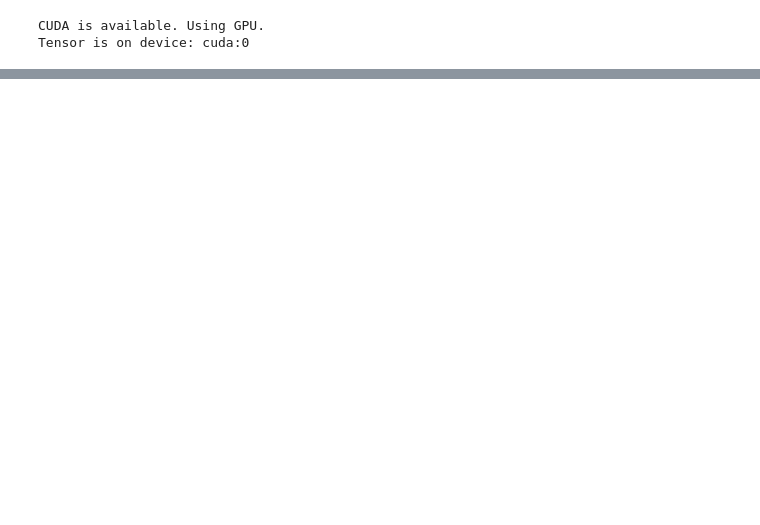
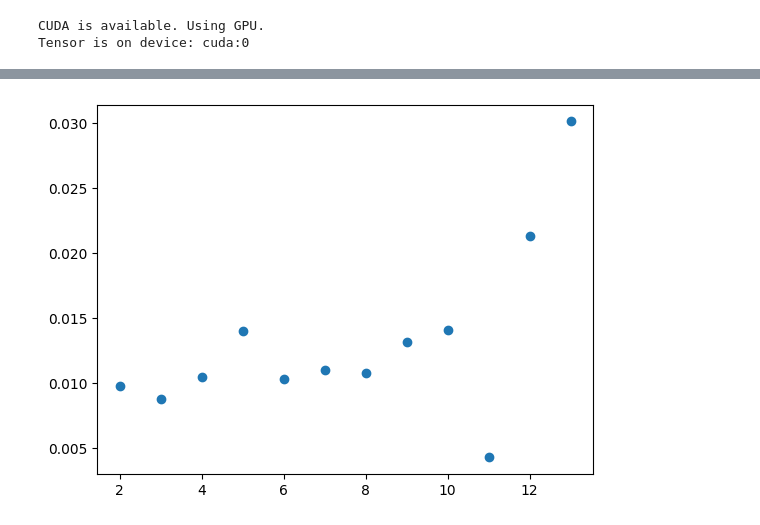
Before and after one commit to filipronn/SEEX30_Cloud_Fog, a Jupyter notebook: parameter_sweeps.ipynb, the cells around one changed output, grey strips where cells are left out. Cells and saved outputs as stored; diff of their text form; code cells hidden in the pictures; blank space fills up the shorter version.

```diff
--- a/parameter_sweeps.ipynb
+++ b/parameter_sweeps.ipynb
@@ -225,0 +209,8 @@ model_metrics
+# %%
+MSE_col = np.mean((preds_total[:,:,1]-y_test.to_numpy())**2,axis=0)
+x=np.arange(2,np.size(MSE_col)+2)
+plt.figure()
+plt.scatter(x,MSE_col)
+plt.show()
+# %% [output]
+[figure, added]
```
Also changed, not shown: parts of 6 cells of this notebook, 1 other file.
